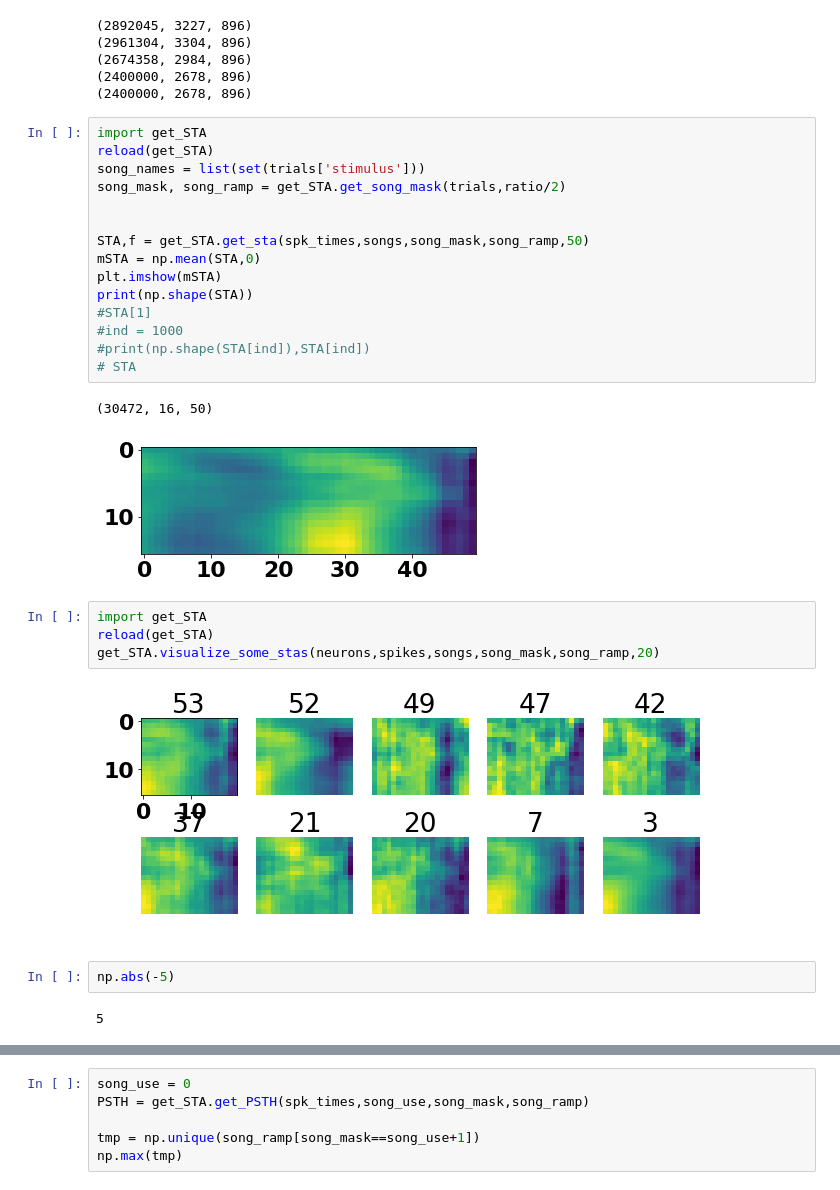
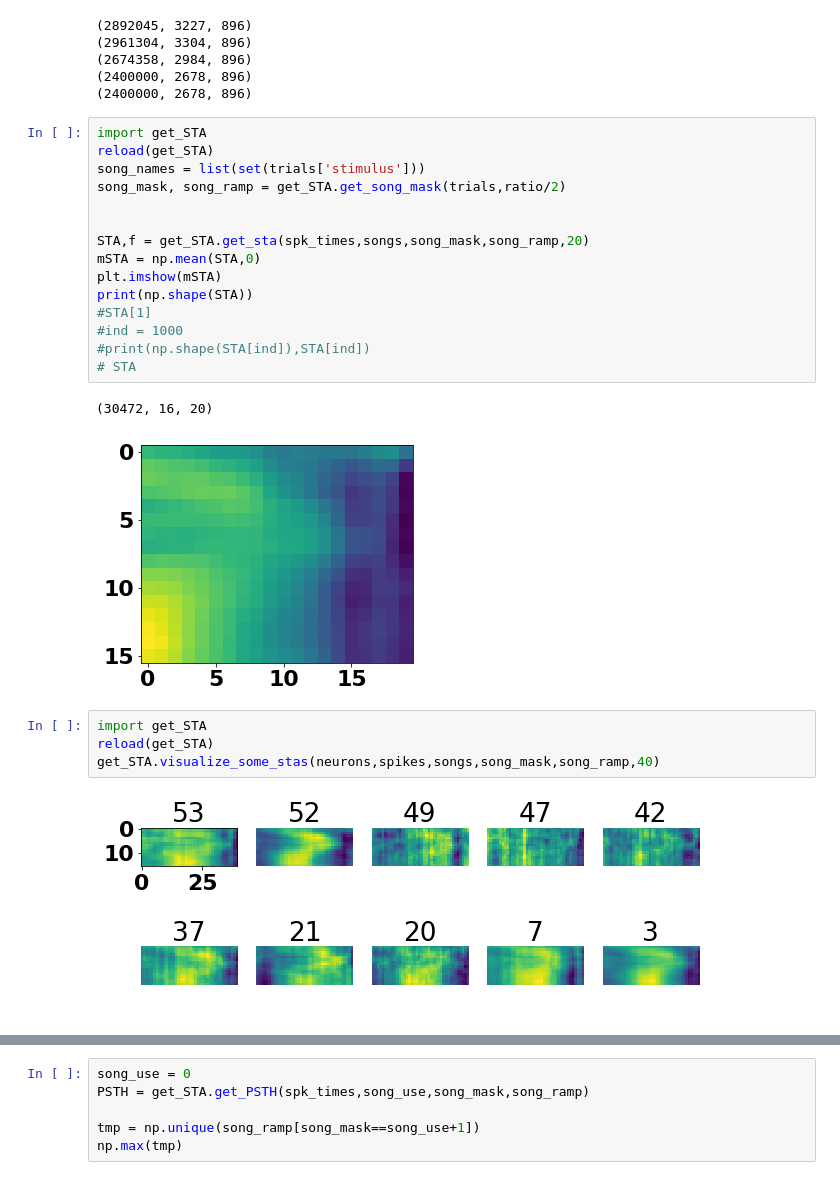
Before and after one commit to TimCSheehan/try_STRF, a Jupyter notebook: try_STA_slim.ipynb, the cells around one changed output, grey strips where cells are left out. Drawn from its saved outputs; the diff is of its cells as text.

```diff
--- a/try_STA_slim.ipynb
+++ b/try_STA_slim.ipynb
@@ -98,28 +98,24 @@ spk_times = my_spikes['time_samples'].values
 # %%
 import get_STA
 reload(get_STA)
 song_names = list(set(trials['stimulus']))
 song_mask, song_ramp = get_STA.get_song_mask(trials,ratio/2)
 
 
-STA,f = get_STA.get_sta(spk_times,songs,song_mask,song_ramp,50)
+STA,f = get_STA.get_sta(spk_times,songs,song_mask,song_ramp,20)
 mSTA = np.mean(STA,0)
 plt.imshow(mSTA)
 print(np.shape(STA))
 #STA[1]
 #ind = 1000
 #print(np.shape(STA[ind]),STA[ind])
 # STA
 # %% [output]
-(30472, 16, 50)
+(30472, 16, 20)
-[figure, old version]
+[figure, new version]
 # %%
 import get_STA
 reload(get_STA)
-get_STA.visualize_some_stas(neurons,spikes,songs,song_mask,song_ramp,20)
+get_STA.visualize_some_stas(neurons,spikes,songs,song_mask,song_ramp,40)
 # %% [output]
-[figure, old version]
+[figure, new version]
-# %%
-np.abs(-5)
-# %% [output]
-5
```
Also changed, not shown: parts of 4 cells of this notebook, 2 other files.
